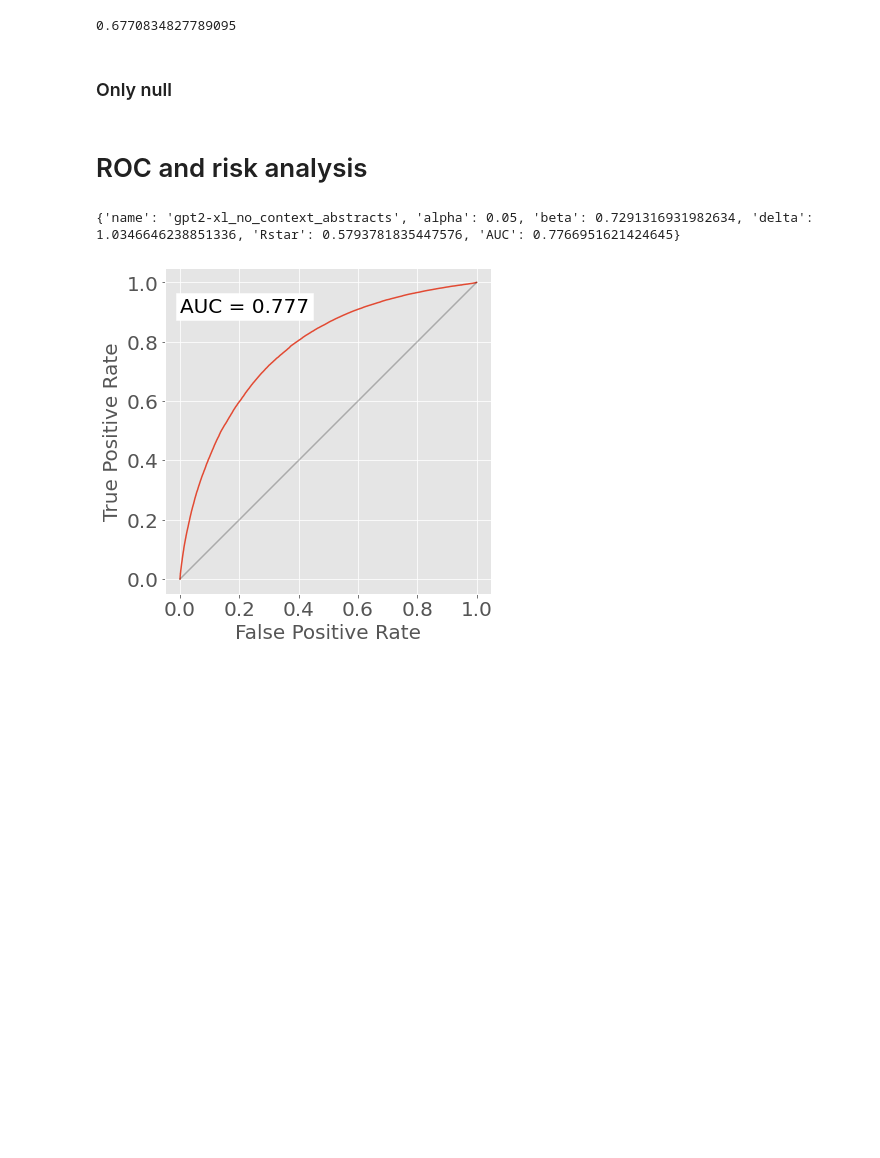
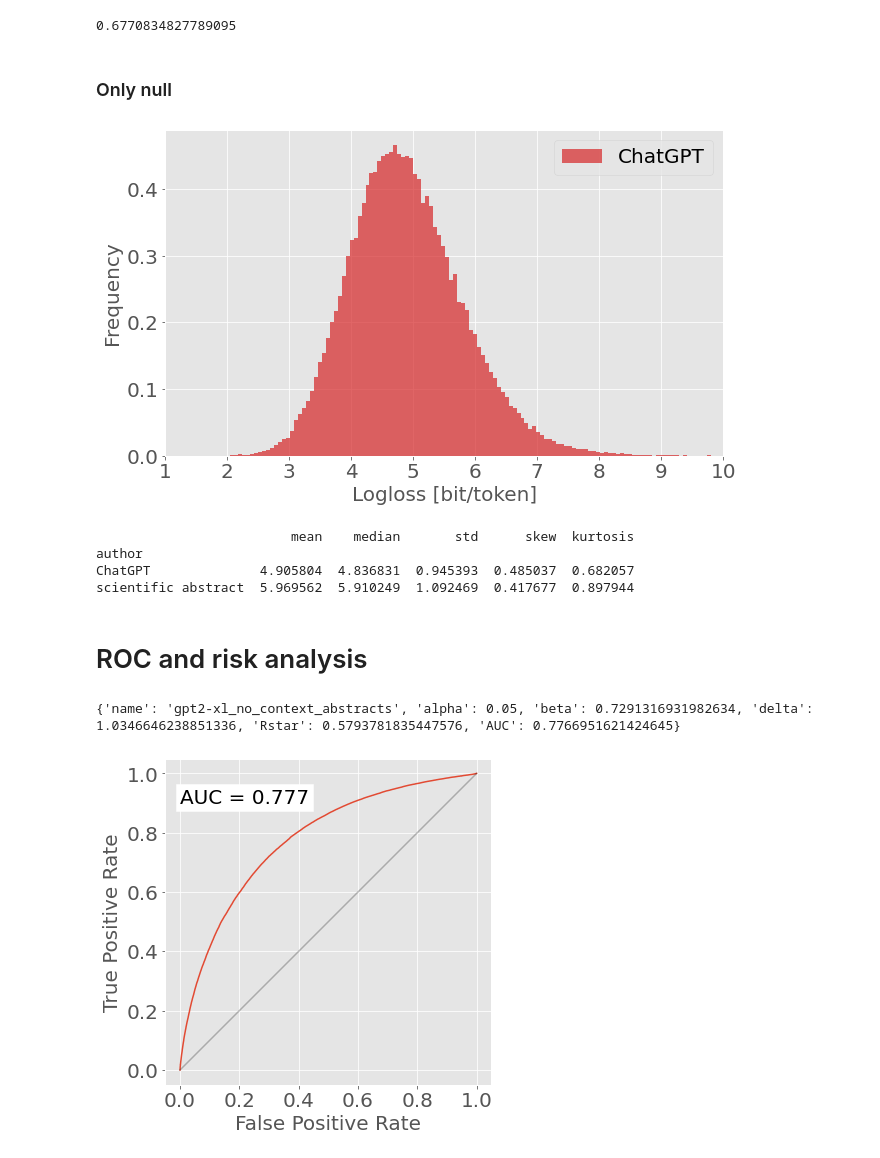
Before and after one commit to alonkipnis/detectLM, a Jupyter notebook: illustrate_hist_and_ROC.ipynb, the cells around one changed output. Cells and saved outputs as stored; diff of their text form; code cells hidden in the pictures; blank space fills up the shorter version.

```diff
--- a/illustrate_hist_and_ROC.ipynb
+++ b/illustrate_hist_and_ROC.ipynb
@@ -106,25 +106,31 @@ Dkl(v1, v2, tt)
 # %%
 data_disp[data_disp.author == machine_author].groupby('author').response.plot.hist(bins = tt, density=True,
                                                                                     alpha=.7, legend=True,
                                                                                     color='tab:red')
 plt.legend(fontsize=20)
 plt.ylabel('Frequency', size=20)
-plt.xlabel('Logperplexity [bit/token]', size=20)
+plt.xlabel('Logloss [bit/token]', size=20)
 
 fig = plt.gcf()
 fig.set_size_inches(10, 6, forward=True)
 
-plt.xlim((0,8))
+plt.xlim((1,10))
 plt.yticks(fontsize=20)
 plt.xticks(fontsize=20)
 
 plt.savefig(f"Figs/{name}_machine_only.png")
 plt.show()
 
 def kurtosis(x):
     return scipy.stats.kurtosis(x)
 agg_stats = datar.groupby('author').response.agg(['mean','median', 'std', 'skew', kurtosis])
 print(agg_stats)
+# %% [output]
+[figure, added]
+                         mean    median       std      skew  kurtosis
+author
+ChatGPT              4.905804  4.836831  0.945393  0.485037  0.682057
+scientific abstract  5.969562  5.910249  1.092469  0.417677  0.897944
 # %% [markdown]
 # ROC and risk analysis
 # %%
```
Also changed, not shown: parts of 5 cells of this notebook, 2 other files.
